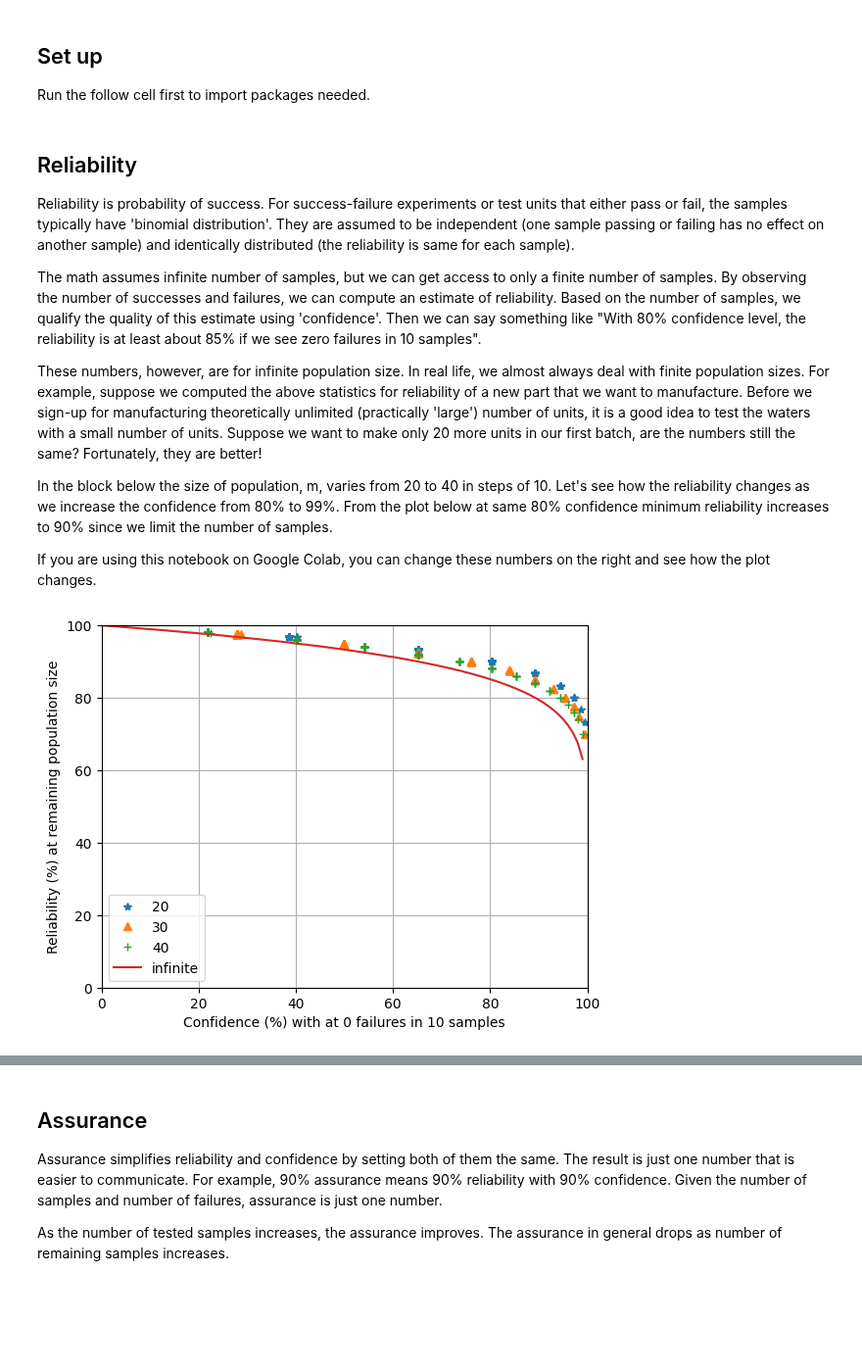
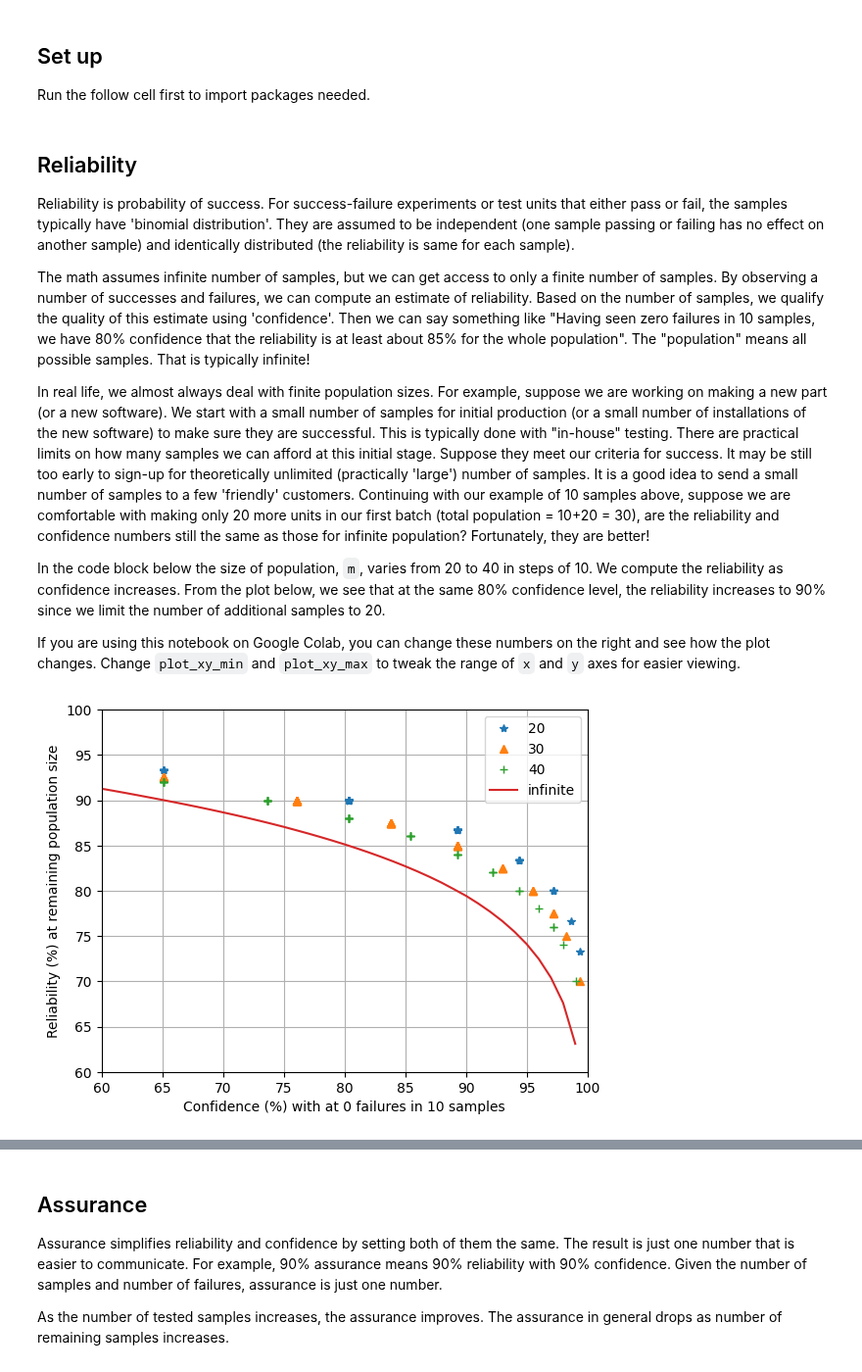
Before and after one commit to sanjaymjoshi/relistats_notebook, a Jupyter notebook: relistats_binomial_finite.ipynb, the cells around one changed output, grey strips where cells are left out. Shown at 98% size. Cells and saved outputs as stored; diff of their text form; code cells hidden in the pictures; blank space fills up the shorter version.

```diff
--- a/relistats_binomial_finite.ipynb
+++ b/relistats_binomial_finite.ipynb
@@ -38,24 +38,32 @@ assumed to be independent (one sample passing or failing has no effect on anothe
 and identically distributed (the reliability is same for each sample).
 
 The math assumes infinite number of samples, but we can get access to only a finite
-number of samples. By observing the number of successes and failures, we can compute an
+number of samples. By observing a number of successes and failures, we can compute an
 estimate of reliability. Based on the number of samples, we qualify the quality of this
-estimate using 'confidence'. Then we can say something like "With 80% confidence level,
-the reliability is at least about 85% if we see zero failures in 10 samples".
+estimate using 'confidence'. Then we can say something like "Having seen zero failures
+in 10 samples, we have 80% confidence that the reliability is at least about 85% for the
+whole population". The "population" means all possible samples. That is typically infinite!
 
-These numbers, however, are for infinite population size. In real life, we almost
-always deal with finite population sizes. For example, suppose we computed the above
-statistics for reliability of a new part that we want to manufacture. Before we sign-up
-for manufacturing theoretically unlimited (practically 'large') number of units, it is
-a good idea to test the waters with a small number of units. Suppose we want to make only
-20 more units in our first batch, are the numbers still the same? Fortunately, they are better!
+In real life, we almost always deal with finite population sizes. For example, suppose we
+are working on making a new part (or a new software). We start with a small number
+of samples for initial production (or a small number of installations of the new software)
+to make sure they are successful. This is typically done with "in-house" testing. There are
+practical limits on how many samples we can
+afford at this initial stage. Suppose they meet our criteria for success. It may be still
+too early to sign-up for theoretically unlimited (practically 'large') number of
+samples. It is a good idea to send a small number of samples to a few 'friendly' customers.
+Continuing with our example of 10 samples above, suppose we are comfortable with making only
+20 more units in our first batch (total population = 10+20 = 30), are the reliability and
+confidence numbers still the same as those for infinite population? Fortunately, they are better!
 
-In the block below the size of population, m, varies from 20 to 40 in steps of 10. Let's see
-how the reliability changes as we increase the confidence from 80% to 99%. From the plot
-below at same 80% confidence minimum reliability increases to 90% since we limit the number of samples.
+In the code block below the size of population, `m`, varies from 20 to 40 in steps of 10. We compute
+the reliability as confidence increases. From the plot
+below, we see that at the same 80% confidence level, the reliability increases to 90% since we limit
+the number of additional samples to 20.
 
 If you are using this notebook on Google Colab, you can change these numbers on the right
-and see how the plot changes.
+and see how the plot changes. Change `plot_xy_min` and `plot_xy_max` to tweak the range of
+`x` and `y` axes for easier viewing.
 # %%
 #@title Reliability computations { vertical-output: true }
 n = 10 #@param {type:"integer"}
@@ -64,43 +72,40 @@ m_start = 20 #@param {type:"integer"}
 m_end = 40 #@param {type:"integer"}
 m_step = 10 #@param {type:"integer"}
 
-c_start = 0 #@param {type:"integer"}
+c_start = 60 #@param {type:"integer"}
 c_end = 99 #@param {type:"integer"}
 c_step = 1 #@param {type:"integer"}
+
+plot_xy_min = 60 #@param {type:"integer"}
+plot_xy_max = 100 #@param {type:"integer"}
 
 all_m = list(range(m_start, m_end+m_step, m_step))
 all_c = range(c_start, c_end+c_step, c_step)
 
 for m in all_m:
   rr = []
   cc = []
   for c in all_c:
     r, c2 = reli_fin(n, f, c/100, m)
     cc.append(c2*100)
     rr.append(r*100)
 
   plot_label = m
   plt.plot(cc, rr, next(marker), label=plot_label)
-  #cc_stairs = cc.copy()
-  #cc_stairs.append(100)
-  #plt.stairs(rr, cc_stairs, label=plot_label)
-
 
 # Infinite samples
 rr_inf = [reliability(n,f,c/100)*100 for c in all_c]
 plt.plot(all_c, rr_inf, label="infinite")
-min_rc = min(min(cc), min(rr), min(all_c), min(rr_inf))
-max_rc = 100
 
-plt.xlim(min_rc, max_rc)
-plt.ylim(min_rc, max_rc)
+plt.xlim(plot_xy_min, plot_xy_max)
+plt.ylim(plot_xy_min, plot_xy_max)
 plt.ylabel('Reliability (%) at remaining population size')
 plt.xlabel(f'Confidence (%) with at {f} failures in {n} samples')
 plt.legend()
 plt.grid()
 plt.show()
 # %% [output]
-[figure, old version]
+[figure, new version]
 # %% [markdown]
 ## Confidence
 
```
Also changed, not shown: parts of 2 cells of this notebook.
